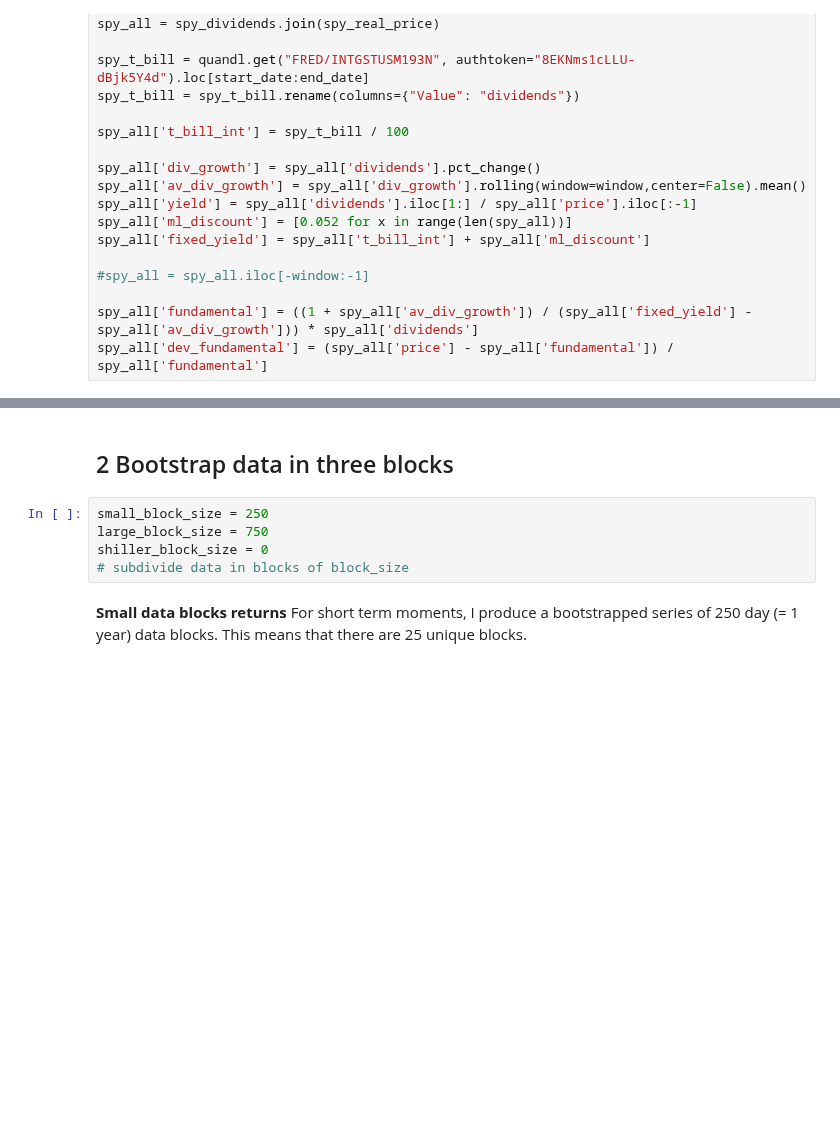
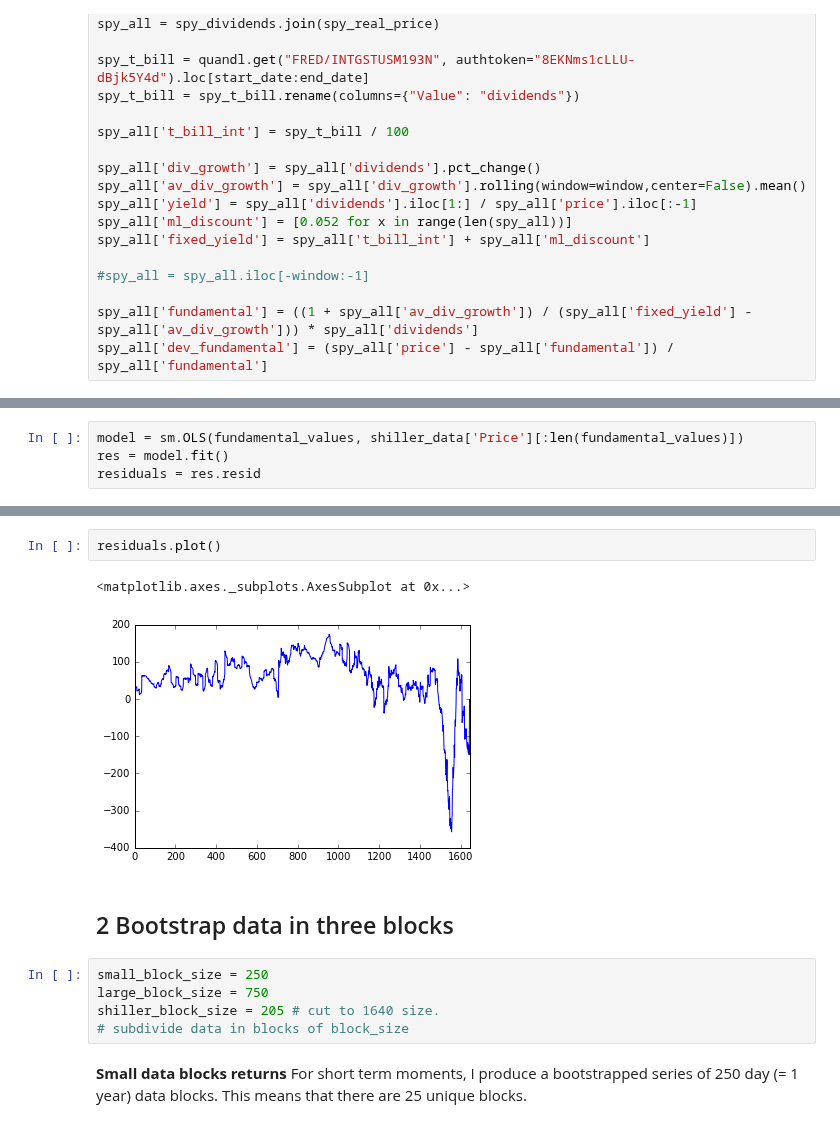
Before and after one commit to joerischasfoort/sim-fin-abm, a Jupyter notebook: bootstrapped_moments_sp500.ipynb, the cells around one changed output, grey strips where cells are left out. Cells and saved outputs as stored; diff of their text form; blank space fills up the shorter version.

```diff
--- a/bootstrapped_moments_sp500.ipynb
+++ b/bootstrapped_moments_sp500.ipynb
@@ -58,0 +126,4 @@ spy_all['dev_fundamental'] = (spy_all['price'] - spy_all['fundamental']) / spy_a
+# %%
+model = sm.OLS(fundamental_values, shiller_data['Price'][:len(fundamental_values)])
+res = model.fit()
+residuals = res.resid
@@ -59,9 +156,14 @@ spy_all['dev_fundamental'] = (spy_all['price'] - spy_all['fundamental']) / spy_a
+# %%
+residuals.plot()
+# %% [output]
+<matplotlib.axes._subplots.AxesSubplot at 0x...>
+[figure, added]
 # %% [markdown]
 ## 2 Bootstrap data in three blocks
 # %%
 small_block_size = 250
 large_block_size = 750
-shiller_block_size = 0
+shiller_block_size = 205 # cut to 1640 size.
 # subdivide data in blocks of block_size
 # %% [markdown]
 **Small data blocks returns**
```
Also changed, not shown: parts of 21 cells of this notebook, 2 other files.
